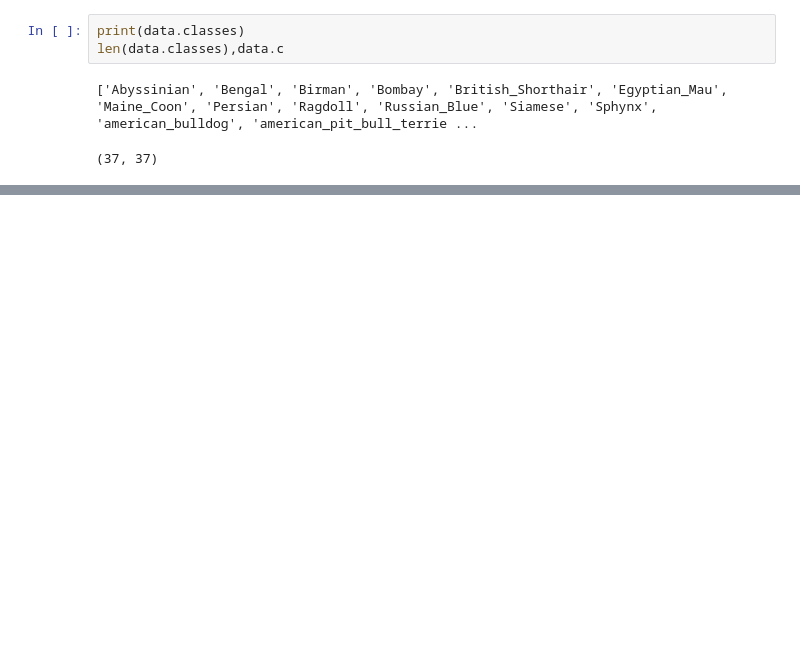
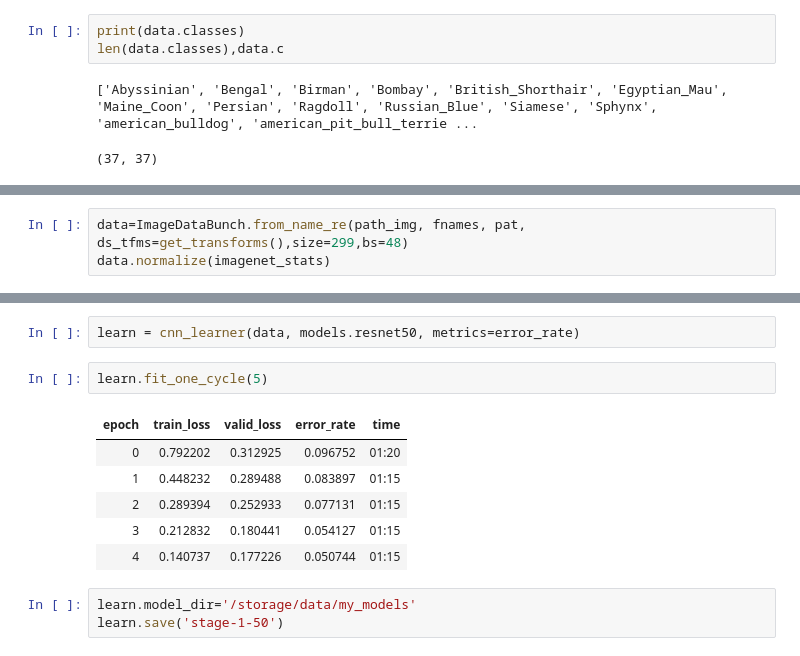
Before and after one commit to mriyank/image_classification, a Jupyter notebook: image_classification.ipynb, the cells around one changed output, grey strips where cells are left out. Cells and saved outputs as stored; diff of their text form; blank space fills up the shorter version.

```diff
--- a/image_classification.ipynb
+++ b/image_classification.ipynb
@@ -102,0 +144,3 @@ learn.fit_one_cycle(4)
+# %%
+data=ImageDataBunch.from_name_re(path_img, fnames, pat, ds_tfms=get_transforms(),size=299,bs=48)
+data.normalize(imagenet_stats)
@@ -102,0 +165,14 @@ learn.fit_one_cycle(4)
+# %%
+learn = cnn_learner(data, models.resnet50, metrics=error_rate)
+# %%
+learn.fit_one_cycle(5)
+# %% [output]
+| epoch | train_loss | valid_loss | error_rate | time |
+| 0 | 0.792202 | 0.312925 | 0.096752 | 01:20 |
+| 1 | 0.448232 | 0.289488 | 0.083897 | 01:15 |
+| 2 | 0.289394 | 0.252933 | 0.077131 | 01:15 |
+| 3 | 0.212832 | 0.180441 | 0.054127 | 01:15 |
+| 4 | 0.140737 | 0.177226 | 0.050744 | 01:15 |
+# %%
+learn.model_dir='/storage/data/my_models'
+learn.save('stage-1-50')
```
Also changed, not shown: parts of 19 cells of this notebook.
